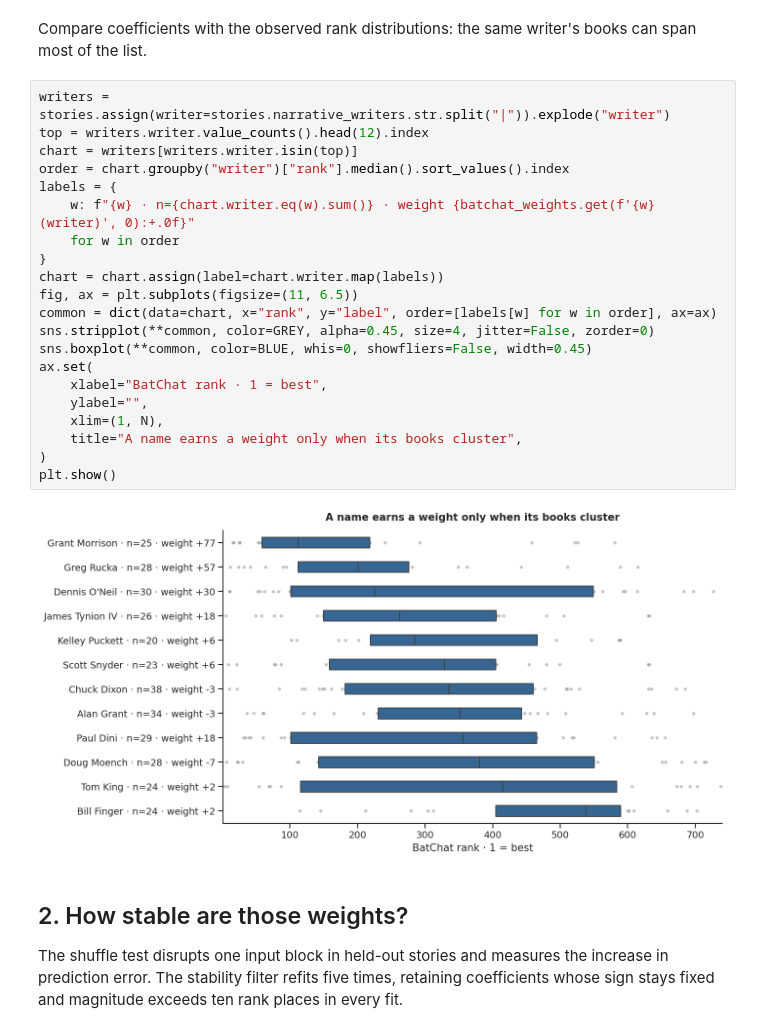
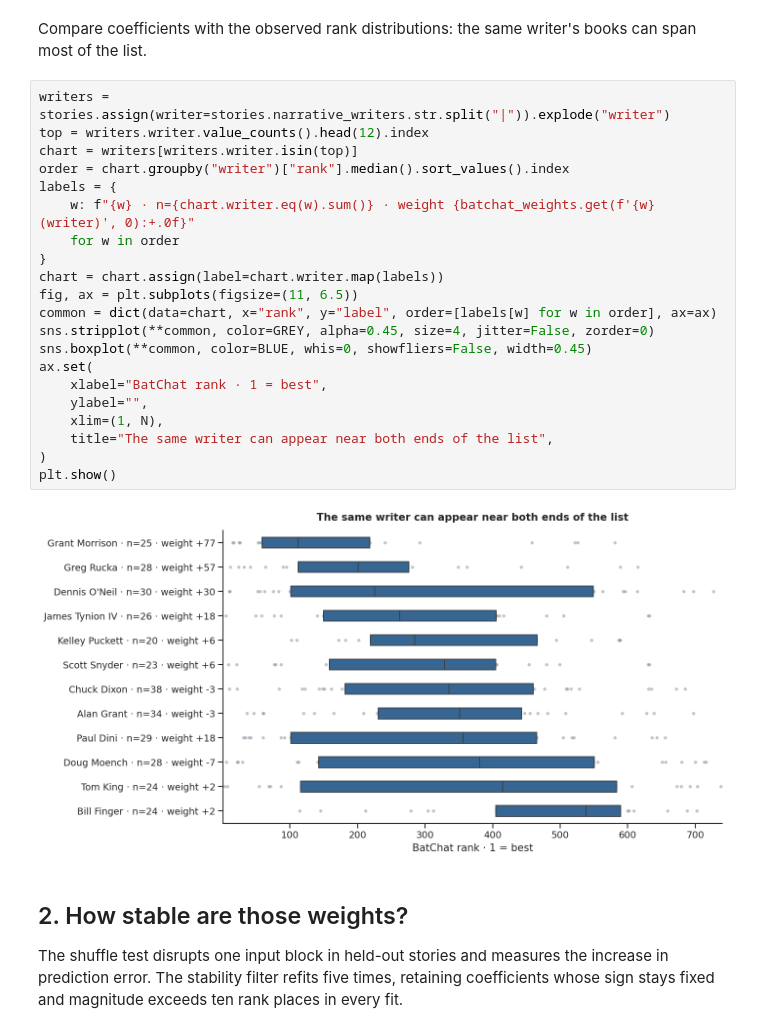
Before and after one commit to ddofer/BatRank, a Jupyter notebook: notebooks/5.0-batchat-what-drives-the-ranking.ipynb, the cells around one changed output. Saved outputs shown, nothing was run; the diff lists cells and outputs as text.

```diff
--- a/notebooks/5.0-batchat-what-drives-the-ranking.ipynb
+++ b/notebooks/5.0-batchat-what-drives-the-ranking.ipynb
@@ -218,26 +217,26 @@ Compare coefficients with the observed rank distributions: the same writer's boo
 # %%
 writers = stories.assign(writer=stories.narrative_writers.str.split("|")).explode("writer")
 top = writers.writer.value_counts().head(12).index
 chart = writers[writers.writer.isin(top)]
 order = chart.groupby("writer")["rank"].median().sort_values().index
 labels = {
     w: f"{w} · n={chart.writer.eq(w).sum()} · weight {batchat_weights.get(f'{w} (writer)', 0):+.0f}"
     for w in order
 }
 chart = chart.assign(label=chart.writer.map(labels))
 fig, ax = plt.subplots(figsize=(11, 6.5))
 common = dict(data=chart, x="rank", y="label", order=[labels[w] for w in order], ax=ax)
 sns.stripplot(**common, color=GREY, alpha=0.45, size=4, jitter=False, zorder=0)
 sns.boxplot(**common, color=BLUE, whis=0, showfliers=False, width=0.45)
 ax.set(
     xlabel="BatChat rank · 1 = best",
     ylabel="",
     xlim=(1, N),
-    title="A name earns a weight only when its books cluster",
+    title="The same writer can appear near both ends of the list",
 )
 plt.show()
 # %% [output]
-[figure, old version]
+[figure, new version]
 # %% [markdown]
 ## 2. How stable are those weights?
 
```
Also changed, not shown: parts of 8 cells of this notebook, 13 other files.
